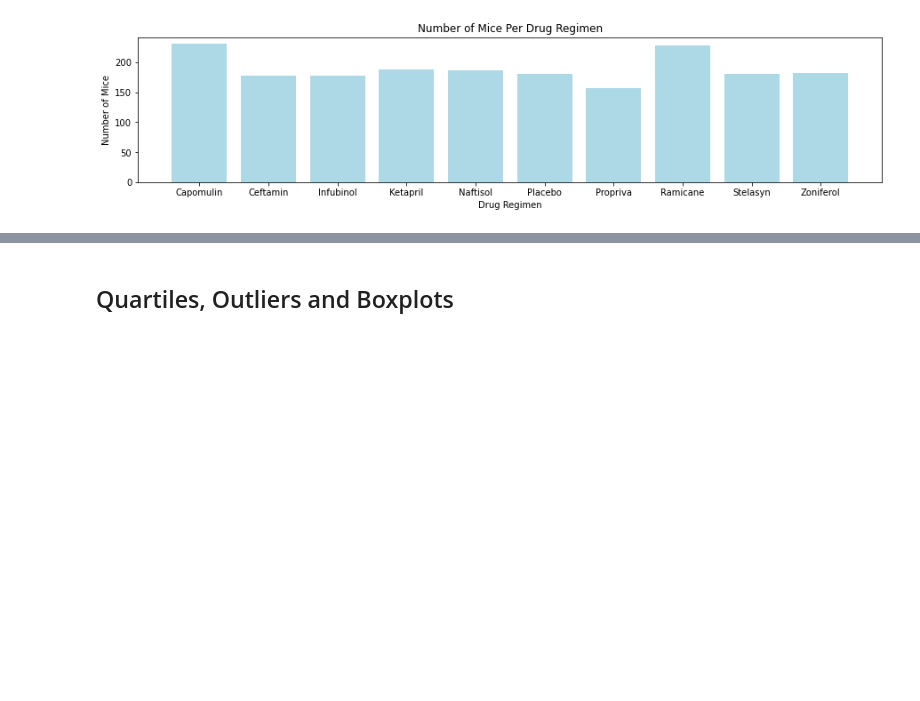
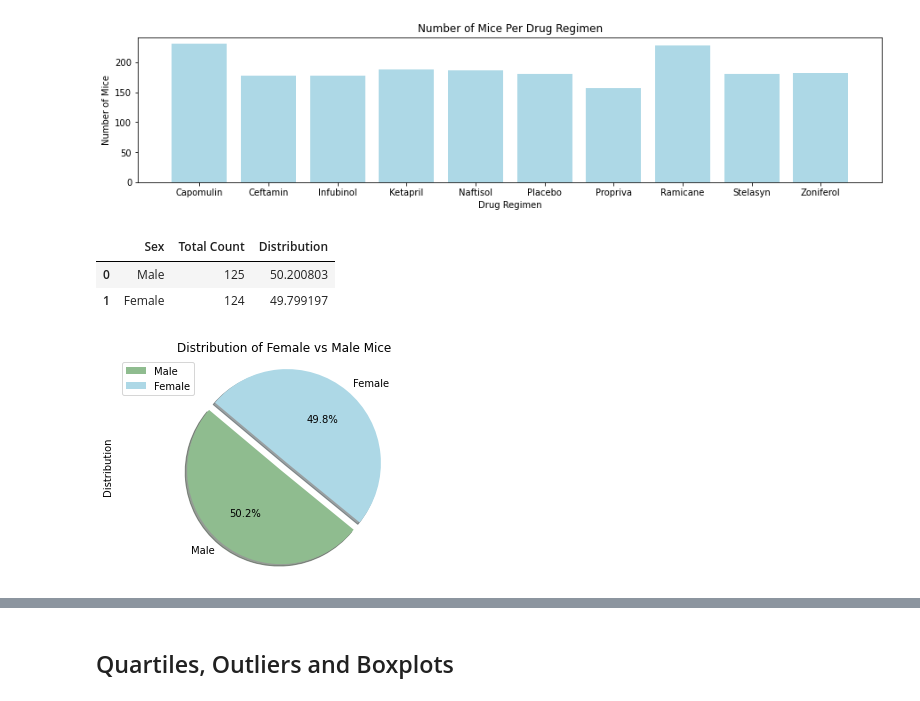
Before and after one commit to jenniecinelli/matplotlib, a Jupyter notebook: Pymaceuticals/pymaceuticals_starter.ipynb, the cells around one changed output, grey strips where cells are left out. Saved outputs shown, nothing was run; the diff lists cells and outputs as text; code cells hidden in the pictures; blank space fills up the shorter version.

```diff
--- a/Pymaceuticals/pymaceuticals_starter.ipynb
+++ b/Pymaceuticals/pymaceuticals_starter.ipynb
@@ -222,0 +219,36 @@ plt.show()
+# %%
+unique_sex = clean_data_df["Sex"].unique()
+
+total_mice = clean_data_df["Mouse ID"].nunique()
+
+total_female = clean_data_df.loc[clean_data_df['Sex']=='Female',:].nunique().iloc[0]
+
+total_male = clean_data_df.loc[clean_data_df['Sex']=='Male',:].nunique().iloc[0]
+
+perc_male = (total_male/total_mice) * 100
+
+perc_female = (total_female/total_mice) * 100
+
+gender_stats_df = pd.DataFrame({"Sex": unique_sex,
+                             "Total Count": [total_male, total_female],
+                             "Distribution": [perc_male, perc_female]
+                            })
+gender_stats_df
+# %% [output]
+|  | Sex | Total Count | Distribution |
+| 0 | Male | 125 | 50.200803 |
+| 1 | Female | 124 | 49.799197 |
+# %%
+# Generate a pie plot showing the distribution of female versus male mice using pandas
+labels = ("Male", "Female")
+explode = (0.1,0)
+colors = ("darkseagreen", "lightblue")
+
+gender_stats_df.plot.pie(y='Distribution', title='Distribution of Female vs Male Mice', labels=labels, explode=explode, colors=colors,
+        autopct="%1.1f%%", shadow=True, startangle=140)
+
+# Create axes which are equal so we have a perfect circle
+plt.axis("equal")
+plt.show()
+# %% [output]
+[figure, added]
```
Also changed, not shown: parts of 3 cells of this notebook.
